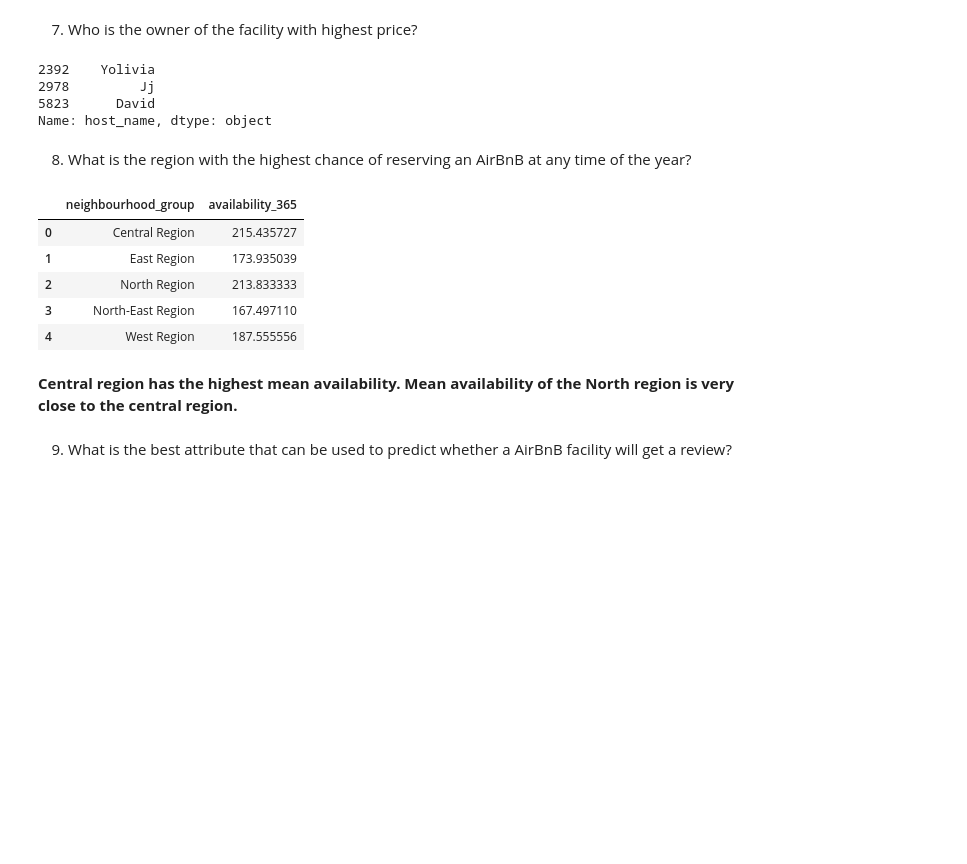
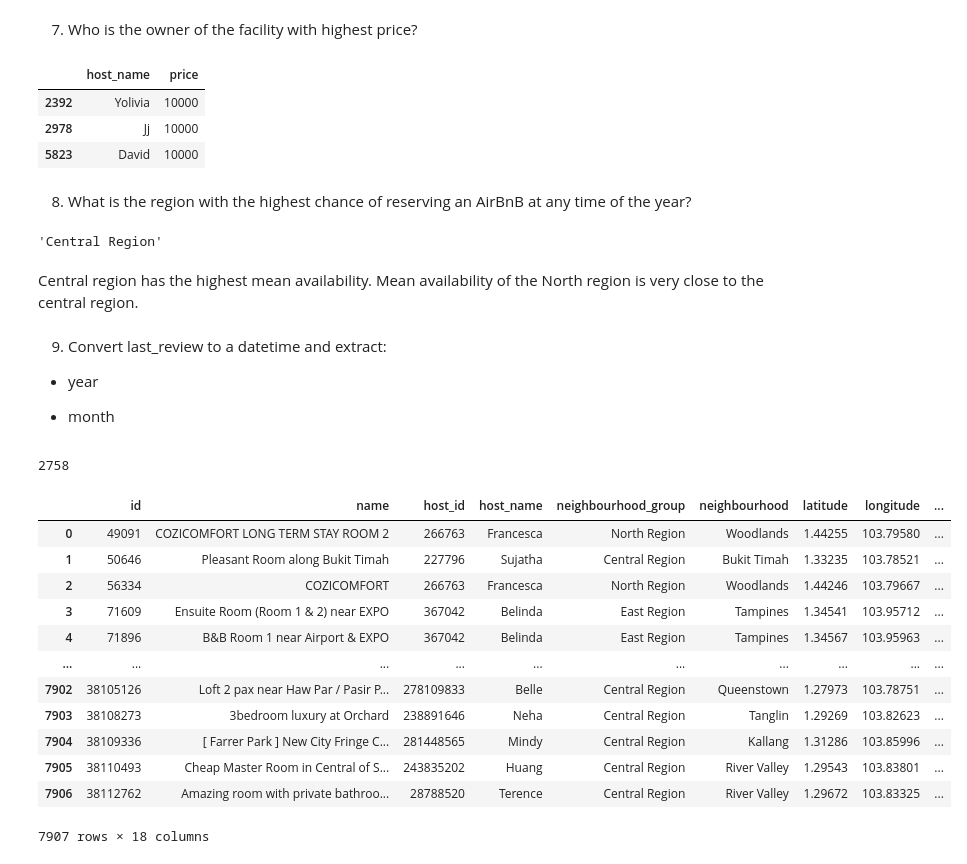
Before and after one commit to tharina11/Python-Projects, a Jupyter notebook: 5. Singapore Airbnb data Exploratory Data Analysis/AirBnB_EDA.ipynb, the cells around one changed output. Saved outputs shown, nothing was run; the diff lists cells and outputs as text; code cells hidden in the pictures; blank space fills up the shorter version.

```diff
--- a/5. Singapore Airbnb data Exploratory Data Analysis/AirBnB_EDA.ipynb
+++ b/5. Singapore Airbnb data Exploratory Data Analysis/AirBnB_EDA.ipynb
@@ -362,27 +338,48 @@ Below is a screenshot of the plotted geographic centers with Heatmap.
 7. Who is the owner of the facility with highest price?
 # %%
 # Find the maximum price and return the host names with highest prices
-max_price =data['price'].max()
-data.loc[data['price']== max_price]['host_name']
+data.loc[data['price']== data['price'].max(), ['host_name', 'price']]
 # %% [output]
-2392    Yolivia
-2978         Jj
-5823      David
-Name: host_name, dtype: object
+|  | host_name | price |
+| 2392 | Yolivia | 10000 |
+| 2978 | Jj | 10000 |
+| 5823 | David | 10000 |
 # %% [markdown]
 8. What is the region with the highest chance of reserving an AirBnB at any time of the year?
 # %%
 # Area with the highest mean availability
-mean_availability_by_group= data.groupby('neighbourhood_group', as_index=False)['availability_365'].mean()
-mean_availability_by_group
+mean_availability_by_group= data.groupby('neighbourhood_group')['availability_365'].mean()
+mean_availability_by_group.idxmax()
 # %% [output]
-|  | neighbourhood_group | availability_365 |
-| 0 | Central Region | 215.435727 |
-| 1 | East Region | 173.935039 |
-| 2 | North Region | 213.833333 |
-| 3 | North-East Region | 167.497110 |
-| 4 | West Region | 187.555556 |
+'Central Region'
 # %% [markdown]
-**Central region has the highest mean availability. Mean availability of the North region is very close to the central region.**
+Central region has the highest mean availability. Mean availability of the North region is very close to the central region.
-# %% [markdown]
-9. What is the best attribute that can be used to predict whether a AirBnB facility will get a review?
+# %% [markdown]
+9. Convert last_review to a datetime and extract:
+
+- year
+
+- month
+# %%
+data['last_review'].isna().sum()
+# %% [output]
+2758
+# %%
+data['last_review'] = pd.to_datetime(data['last_review'])
+data['year'] = data['last_review'].dt.year.fillna(0).astype(int)
+data['month'] = data['last_review'].dt.month.fillna(0).astype(int)
+data
+# %% [output]
+|  | id | name | host_id | host_name | neighbourhood_group | neighbourhood | latitude | longitude | ... |
+| 0 | 49091 | COZICOMFORT LONG TERM STAY ROOM 2 | 266763 | Francesca | North Region | Woodlands | 1.44255 | 103.79580 | ... |
+| 1 | 50646 | Pleasant Room along Bukit Timah | 227796 | Sujatha | Central Region | Bukit Timah | 1.33235 | 103.78521 | ... |
+| 2 | 56334 | COZICOMFORT | 266763 | Francesca | North Region | Woodlands | 1.44246 | 103.79667 | ... |
+| 3 | 71609 | Ensuite Room (Room 1 & 2) near EXPO | 367042 | Belinda | East Region | Tampines | 1.34541 | 103.95712 | ... |
+| 4 | 71896 | B&B Room 1 near Airport & EXPO | 367042 | Belinda | East Region | Tampines | 1.34567 | 103.95963 | ... |
+| ... | ... | ... | ... | ... | ... | ... | ... | ... | ... |
+| 7902 | 38105126 | Loft 2 pax near Haw Par / Pasir P... | 278109833 | Belle | Central Region | Queenstown | 1.27973 | 103.78751 | ... |
+| 7903 | 38108273 | 3bedroom luxury at Orchard | 238891646 | Neha | Central Region | Tanglin | 1.29269 | 103.82623 | ... |
+| 7904 | 38109336 | [ Farrer Park ] New City Fringe C... | 281448565 | Mindy | Central Region | Kallang | 1.31286 | 103.85996 | ... |
+| 7905 | 38110493 | Cheap Master Room in Central of S... | 243835202 | Huang | Central Region | River Valley | 1.29543 | 103.83801 | ... |
+| 7906 | 38112762 | Amazing room with private bathroo... | 28788520 | Terence | Central Region | River Valley | 1.29672 | 103.83325 | ... |
+7907 rows × 18 columns
```
Also changed, not shown: parts of 26 cells of this notebook.
